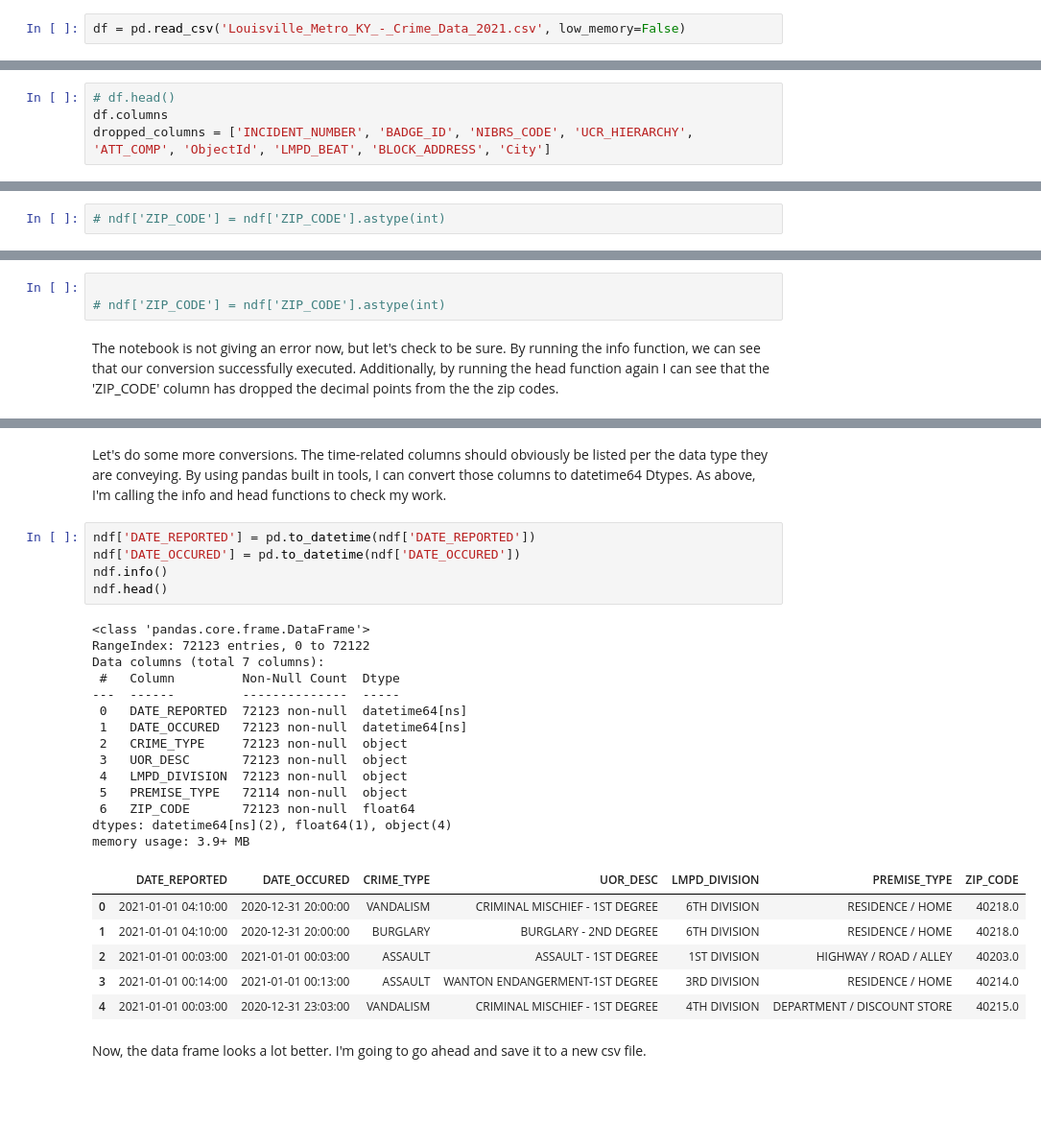
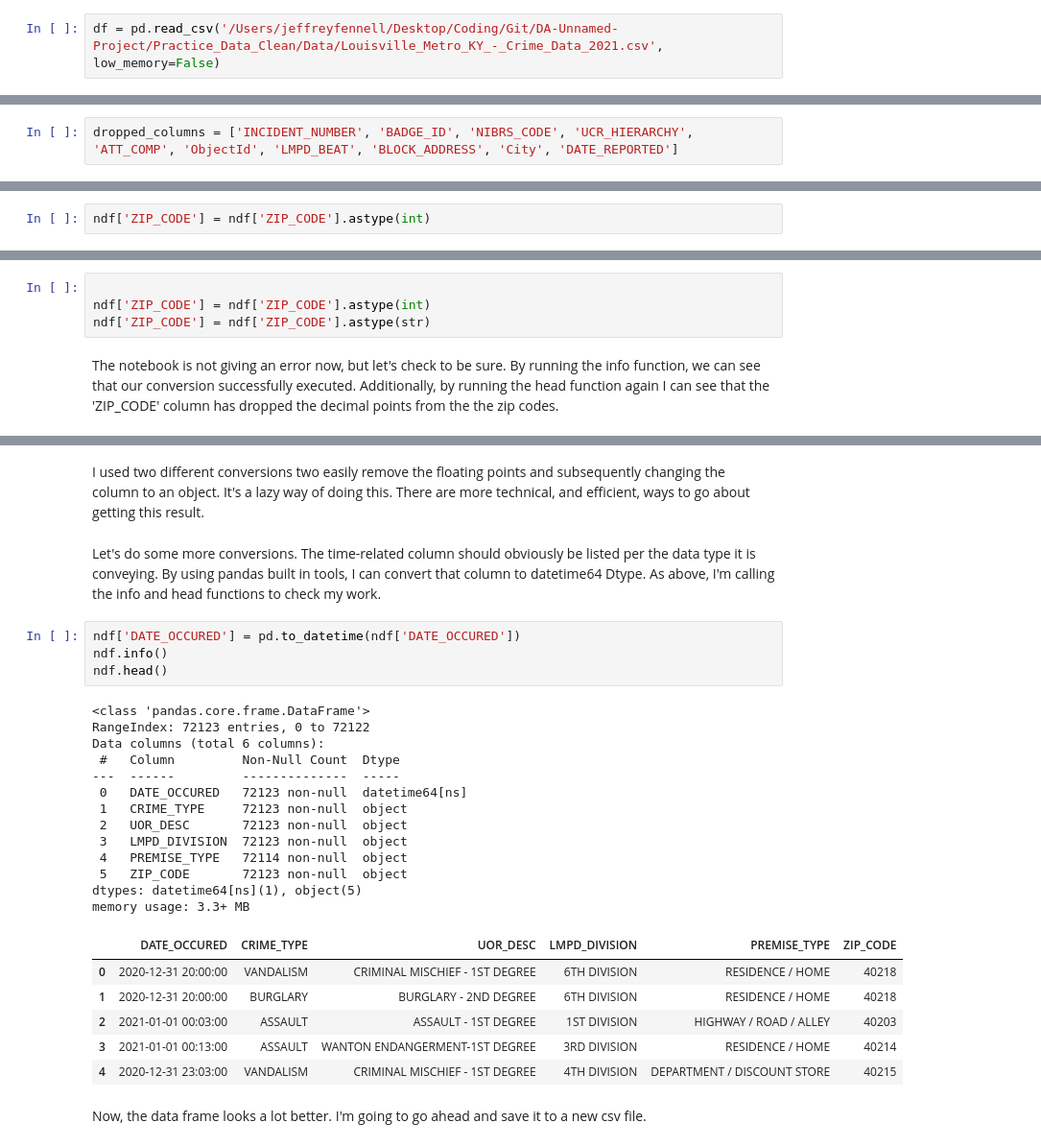
Before and after one commit to JeffreyFennell/Carbon-Emissions, a Jupyter notebook: Practice_Data_Clean/data_cleaning_2021.ipynb, the cells around one changed output, grey strips where cells are left out. Shown at 96% size. Saved outputs shown, nothing was run; the diff lists cells and outputs as text; blank space fills up the shorter version.

```diff
--- a/Practice_Data_Clean/data_cleaning_2021.ipynb
+++ b/Practice_Data_Clean/data_cleaning_2021.ipynb
@@ -5,4 +5,4 @@ import matplotlib.pyplot as plt
 # %% [markdown]
 First, I'll bring in the raw data file so that I can see what I'm working with. I'll assign it to variable df so that it can more easily managed.
 # %%
-df = pd.read_csv('Louisville_Metro_KY_-_Crime_Data_2021.csv', low_memory=False)
+df = pd.read_csv('/Users/jeffreyfennell/Desktop/Coding/Git/DA-Unnamed-Project/Practice_Data_Clean/Data/Louisville_Metro_KY_-_Crime_Data_2021.csv', low_memory=False)
@@ -13,5 +22,3 @@ I'll use the .columns suffix to retrieve my column headers. From there I'll dete
 # %%
-# df.head()
-df.columns
-dropped_columns = ['INCIDENT_NUMBER', 'BADGE_ID', 'NIBRS_CODE', 'UCR_HIERARCHY', 'ATT_COMP', 'ObjectId', 'LMPD_BEAT', 'BLOCK_ADDRESS', 'City']
+dropped_columns = ['INCIDENT_NUMBER', 'BADGE_ID', 'NIBRS_CODE', 'UCR_HIERARCHY', 'ATT_COMP', 'ObjectId', 'LMPD_BEAT', 'BLOCK_ADDRESS', 'City', 'DATE_REPORTED']
 # %% [markdown]
@@ -53,2 +59,2 @@ I can see that most of the columns are currently typed as objects. However, I kn
 # %%
-# ndf['ZIP_CODE'] = ndf['ZIP_CODE'].astype(int)
+ndf['ZIP_CODE'] = ndf['ZIP_CODE'].astype(int)
@@ -61,7 +69,8 @@ ndf['ZIP_CODE'] = ndf['ZIP_CODE'].fillna(0)
 Now, let's attempt to convert this column to int again.
 # %%
 
-# ndf['ZIP_CODE'] = ndf['ZIP_CODE'].astype(int)
+ndf['ZIP_CODE'] = ndf['ZIP_CODE'].astype(int)
+ndf['ZIP_CODE'] = ndf['ZIP_CODE'].astype(str)
 # %% [markdown]
 The notebook is not giving an error now, but let's check to be sure. By running the info function, we can see that our conversion successfully executed. Additionally, by running the head function again I can see that the 'ZIP_CODE' column has dropped the decimal points from the the zip codes.
 # %%
@@ -93,31 +101,31 @@ ndf.head()
+# %% [markdown]
+I used two different conversions two easily remove the floating points and subsequently changing the column to an object. It's a lazy way of doing this. There are more technical, and efficient, ways to go about getting this result.
 # %% [markdown]
-Let's do some more conversions. The time-related columns should obviously be listed per the data type they are conveying. By using pandas built in tools, I can convert those columns to datetime64 Dtypes. As above, I'm calling the info and head functions to check my work.
+Let's do some more conversions. The time-related column should obviously be listed per the data type it is conveying. By using pandas built in tools, I can convert that column to datetime64 Dtype. As above, I'm calling the info and head functions to check my work.
 # %%
-ndf['DATE_REPORTED'] = pd.to_datetime(ndf['DATE_REPORTED'])
 ndf['DATE_OCCURED'] = pd.to_datetime(ndf['DATE_OCCURED'])
 ndf.info()
 ndf.head()
 # %% [output]
 <class 'pandas.core.frame.DataFrame'>
 RangeIndex: 72123 entries, 0 to 72122
-Data columns (total 7 columns):
+Data columns (total 6 columns):
  #   Column         Non-Null Count  Dtype
 ---  ------         --------------  -----
- 0   DATE_REPORTED  72123 non-null  datetime64[ns]
- 1   DATE_OCCURED   72123 non-null  datetime64[ns]
- 2   CRIME_TYPE     72123 non-null  object
- 3   UOR_DESC       72123 non-null  object
- 4   LMPD_DIVISION  72123 non-null  object
- 5   PREMISE_TYPE   72114 non-null  object
- 6   ZIP_CODE       72123 non-null  float64
-dtypes: datetime64[ns](2), float64(1), object(4)
-memory usage: 3.9+ MB
+ 0   DATE_OCCURED   72123 non-null  datetime64[ns]
+ 1   CRIME_TYPE     72123 non-null  object
+ 2   UOR_DESC       72123 non-null  object
+ 3   LMPD_DIVISION  72123 non-null  object
+ 4   PREMISE_TYPE   72114 non-null  object
+ 5   ZIP_CODE       72123 non-null  object
+dtypes: datetime64[ns](1), object(5)
+memory usage: 3.3+ MB
-|  | DATE_REPORTED | DATE_OCCURED | CRIME_TYPE | UOR_DESC | LMPD_DIVISION | PREMISE_TYPE | ZIP_CODE |
-| 0 | 2021-01-01 04:10:00 | 2020-12-31 20:00:00 | VANDALISM | CRIMINAL MISCHIEF - 1ST DEGREE | 6TH DIVISION | RESIDENCE / HOME | 40218.0 |
-| 1 | 2021-01-01 04:10:00 | 2020-12-31 20:00:00 | BURGLARY | BURGLARY - 2ND DEGREE | 6TH DIVISION | RESIDENCE / HOME | 40218.0 |
-| 2 | 2021-01-01 00:03:00 | 2021-01-01 00:03:00 | ASSAULT | ASSAULT - 1ST DEGREE | 1ST DIVISION | HIGHWAY / ROAD / ALLEY | 40203.0 |
-| 3 | 2021-01-01 00:14:00 | 2021-01-01 00:13:00 | ASSAULT | WANTON ENDANGERMENT-1ST DEGREE | 3RD DIVISION | RESIDENCE / HOME | 40214.0 |
-| 4 | 2021-01-01 00:03:00 | 2020-12-31 23:03:00 | VANDALISM | CRIMINAL MISCHIEF - 1ST DEGREE | 4TH DIVISION | DEPARTMENT / DISCOUNT STORE | 40215.0 |
+|  | DATE_OCCURED | CRIME_TYPE | UOR_DESC | LMPD_DIVISION | PREMISE_TYPE | ZIP_CODE |
+| 0 | 2020-12-31 20:00:00 | VANDALISM | CRIMINAL MISCHIEF - 1ST DEGREE | 6TH DIVISION | RESIDENCE / HOME | 40218 |
+| 1 | 2020-12-31 20:00:00 | BURGLARY | BURGLARY - 2ND DEGREE | 6TH DIVISION | RESIDENCE / HOME | 40218 |
+| 2 | 2021-01-01 00:03:00 | ASSAULT | ASSAULT - 1ST DEGREE | 1ST DIVISION | HIGHWAY / ROAD / ALLEY | 40203 |
+| 3 | 2021-01-01 00:13:00 | ASSAULT | WANTON ENDANGERMENT-1ST DEGREE | 3RD DIVISION | RESIDENCE / HOME | 40214 |
+| 4 | 2020-12-31 23:03:00 | VANDALISM | CRIMINAL MISCHIEF - 1ST DEGREE | 4TH DIVISION | DEPARTMENT / DISCOUNT STORE | 40215 |
 # %% [markdown]
 Now, the data frame looks a lot better. I'm going to go ahead and save it to a new csv file.
 # %%
```
Also changed, not shown: parts of 15 cells of this notebook, 1 other file.
